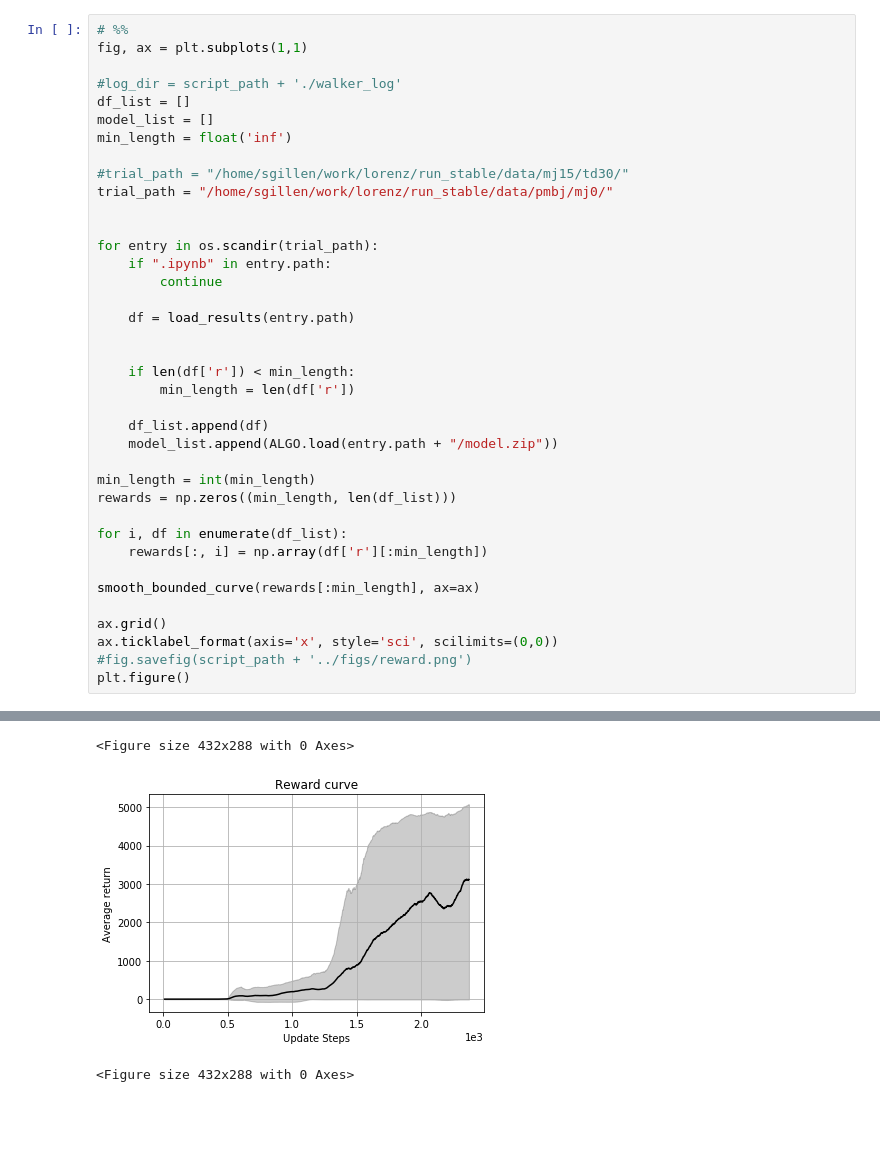
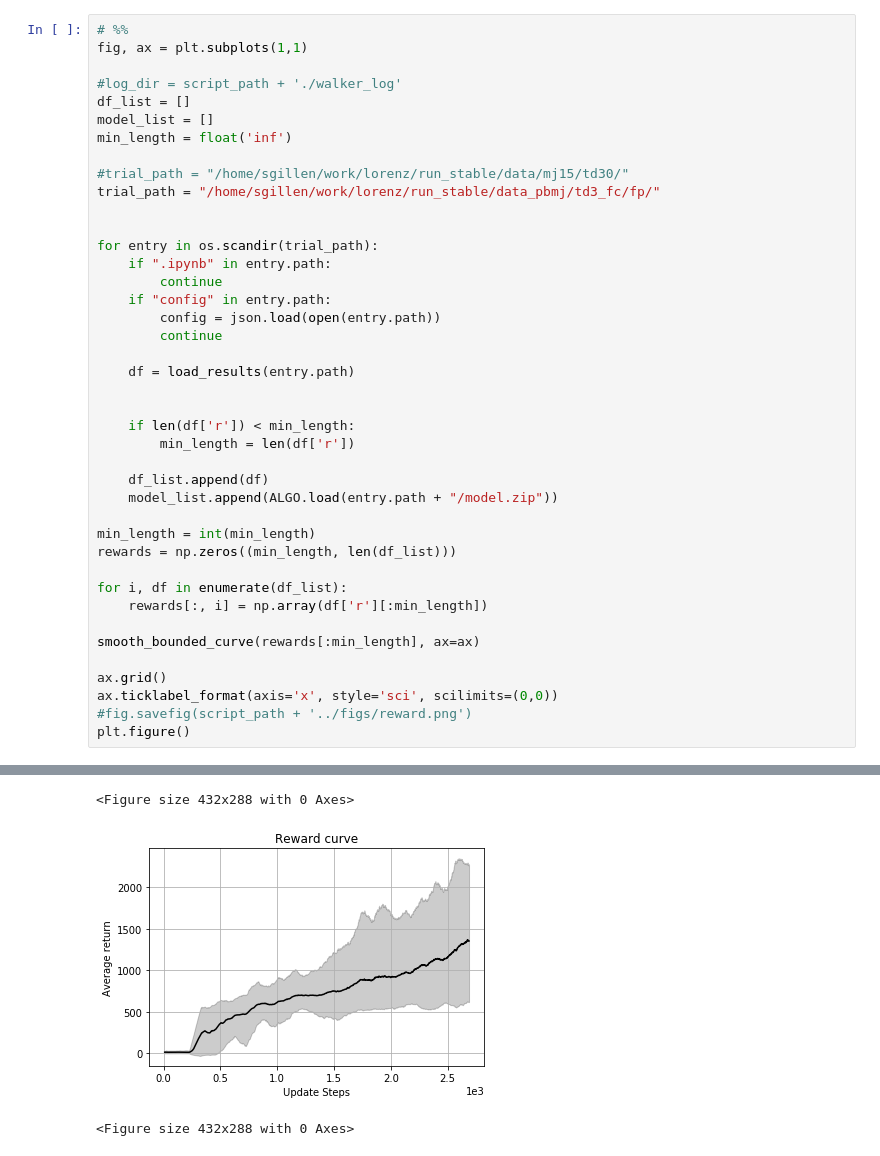
Before and after one commit to sgillen/lorenz, a Jupyter notebook: run_stable/analyze_bullet.ipynb, the cells around one changed output, grey strips where cells are left out. Saved outputs shown, nothing was run; the diff lists cells and outputs as text; blank space fills up the shorter version.

```diff
--- a/run_stable/analyze_bullet.ipynb
+++ b/run_stable/analyze_bullet.ipynb
@@ -69,45 +70,48 @@ model_list = []
 min_length = float('inf')
 
 #trial_path = "/home/sgillen/work/lorenz/run_stable/data/mj15/td30/"
-trial_path = "/home/sgillen/work/lorenz/run_stable/data/pmbj/mj0/"
+trial_path = "/home/sgillen/work/lorenz/run_stable/data_pbmj/td3_fc/fp/"
 
 
 for entry in os.scandir(trial_path):
     if ".ipynb" in entry.path:
+        continue
+    if "config" in entry.path:
+        config = json.load(open(entry.path))
         continue
 
     df = load_results(entry.path)
 
 
     if len(df['r']) < min_length:
         min_length = len(df['r'])
 
     df_list.append(df)
     model_list.append(ALGO.load(entry.path + "/model.zip"))
 
 min_length = int(min_length)
 rewards = np.zeros((min_length, len(df_list)))
 
 for i, df in enumerate(df_list):
     rewards[:, i] = np.array(df['r'][:min_length])
 
 smooth_bounded_curve(rewards[:min_length], ax=ax)
 
 ax.grid()
 ax.ticklabel_format(axis='x', style='sci', scilimits=(0,0))
 #fig.savefig(script_path + '../figs/reward.png')
 plt.figure()
 # %% [output]
 Loading a model without an environment, this model cannot be trained until it has a valid environment.
 Loading a model without an environment, this model cannot be trained until it has a valid environment.
 Loading a model without an environment, this model cannot be trained until it has a valid environment.
 Loading a model without an environment, this model cannot be trained until it has a valid environment.
 Loading a model without an environment, this model cannot be trained until it has a valid environment.
 Loading a model without an environment, this model cannot be trained until it has a valid environment.
 Loading a model without an environment, this model cannot be trained until it has a valid environment.
 Loading a model without an environment, this model cannot be trained until it has a valid environment.
 <Figure size 432x288 with 0 Axes>
-[figure, old version]
+[figure, new version]
 <Figure size 432x288 with 0 Axes>
 # %%
 model = model_list[2]
```
Also changed, not shown: parts of 2 cells of this notebook, 11 other files.
